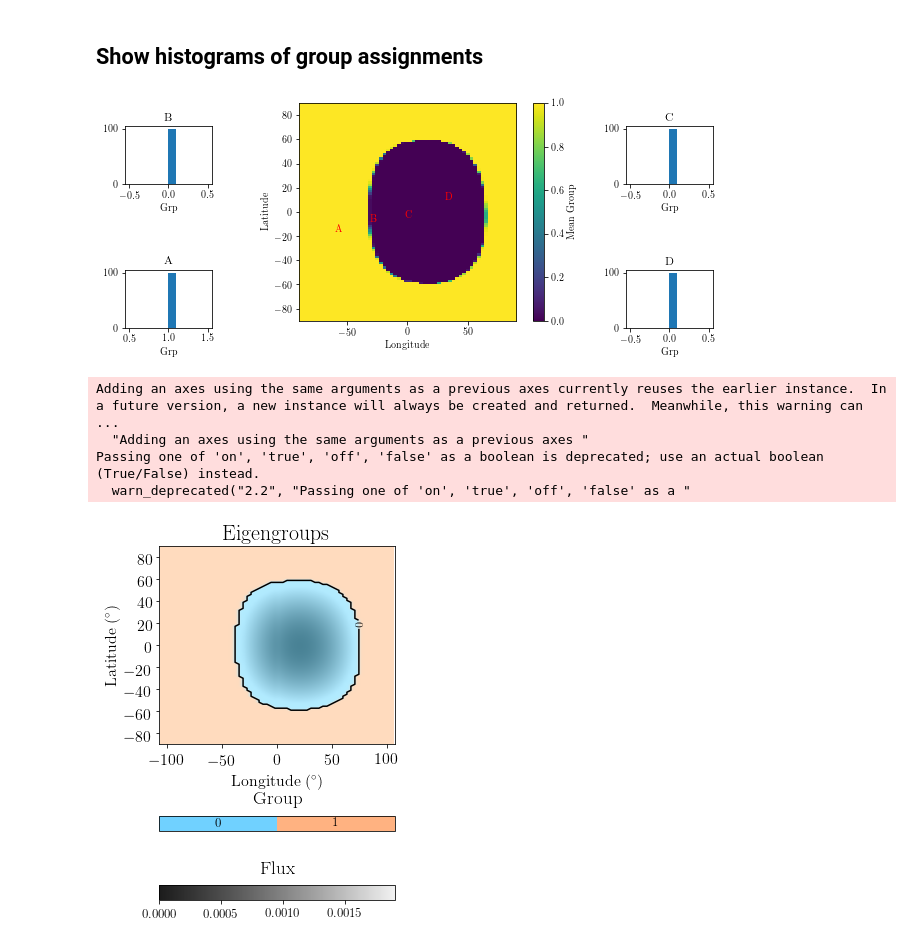
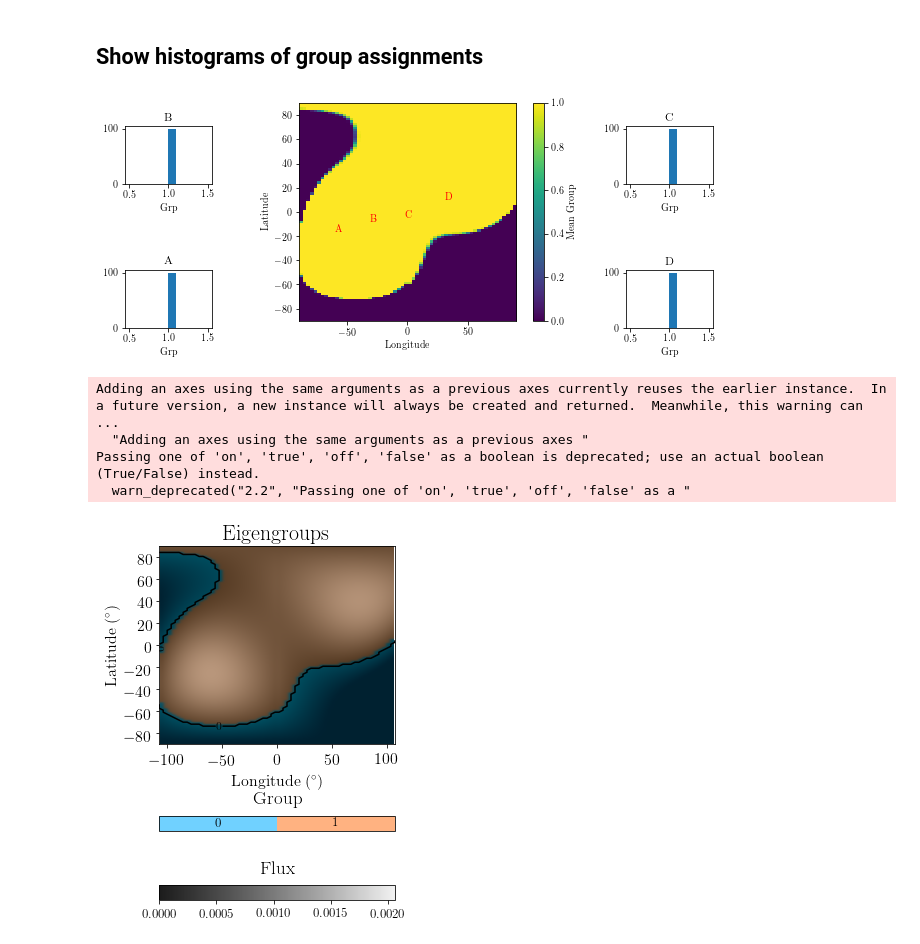
Before and after one commit to multidworlds/eigenspectra, a Jupyter notebook: master_clean.ipynb, the cells around one changed output. Cells and saved outputs as stored; diff of their text form; code cells hidden in the pictures.

Commit message:
Updated files for mystery maps are in the path data/sph_harmonic_coefficients_full_samples/good/

```diff
--- a/master_clean.ipynb
+++ b/master_clean.ipynb
@@ -114,6 +111,6 @@ Found the previously-run file data/sph_harmonic_coefficients_full_samples/myster
 # %%
 dataDir='data/sph_harmonic_coefficients_full_samples/'+model_name+'/'
-waves, lats, lons = plot_utils.get_map_and_plot(waveInd=9,degree=3,dataDir=dataDir,isspider=False,saveName='mystery1_eigen2')
+waves, lats, lons = plot_utils.get_map_and_plot(waveInd=0,degree=3,dataDir=dataDir,isspider=False,saveName='mystery1_eigenbest')
 #FINDME: using a different waveInd will show maps at a different wavelength
 #using a different degree will show a fit with a different number of spherical harmonics
 #isspider=False uses Arthur's implementation of converting from lightcurves to maps (faster than the SPIDERMAN method and identical maps are produced)
@@ -125,7 +122,7 @@ test=np.load(filename)
 time=test['time']
 #np.shape(maps)
 # %%
-degree=4 #FINDME: change this to investigate fits with different numbers of spherical harmonics
+degree=3 #FINDME: change this to investigate fits with different numbers of spherical harmonics
 ngroups=2 #FINDME: change ngroups to cluster the data into a different number of eigengroups
 extent=(np.max(time)-np.min(time))/2.21857567+180./360. #phase coverage of the eclipse observations
 minlon=np.around(extent/2.*100)
@@ -137,5 +134,5 @@ eigenspectra_draws, kgroup_draws,uber_eigenlist, maps = plot_utils.find_groups(d
 # %% [markdown]
 Find the eigenspectra and their errors
 # %%
-kgroups = plot_utils.show_spectra_of_groups(eigenspectra_draws,kgroup_draws,uber_eigenlist,waves,degree=degree,saveName='mystery1_eigen2')
+kgroups = plot_utils.show_spectra_of_groups(eigenspectra_draws,kgroup_draws,uber_eigenlist,waves,degree=degree,saveName='mystery1_eigenbest')
 # %% [output]
@@ -147,18 +144,18 @@ xLons= np.array([-60,-30,0,30]) * np.pi/180. #np.array([-50,-8,40,59])
 xLats= np.array([-18,-9,-4,10]) * np.pi/180. #np.array([40,-10, 0,-59])
 # xLons= np.array([-30]) * np.pi/180.
 # xLats= np.array([45]) * np.pi/180.
-saveName = 'plots/mystery1_eigen2_deg_{}_grp_{}.pdf'.format(degree,ngroups) #FINDME: change name to save under different filename
+saveName = 'plots/mystery1_eigenbest_deg_{}_grp_{}.pdf'.format(degree,ngroups) #FINDME: change name to save under different filename
 eigenmaps.show_group_histos(kgroups,lons,lats,kgroup_draws,
                             xLons=xLons,xLats=xLats,
                             saveName=saveName)
 # %% [output]
-[figure, old version]
+[figure, new version]
 # %%
-plot_utils.do_hue_maps(extent,maps,lons,lats,kgroups,ngroups,degree,hueType='group',saveName='mystery1_eigen2')
+plot_utils.do_hue_maps(extent,maps,lons,lats,kgroups,ngroups,degree,hueType='group',saveName='mystery1_eigenbest')
 # %% [output]
 Adding an axes using the same arguments as a previous axes currently reuses the earlier instance.  In a future version, a new instance will always be created and returned.  Meanwhile, this warning can ...
   "Adding an axes using the same arguments as a previous axes "
 Passing one of 'on', 'true', 'off', 'false' as a boolean is deprecated; use an actual boolean (True/False) instead.
   warn_deprecated("2.2", "Passing one of 'on', 'true', 'off', 'false' as a "
-[figure, old version]
+[figure, new version]
 # %%
```
Also changed, not shown: parts of 5 cells of this notebook, 2 other files.
